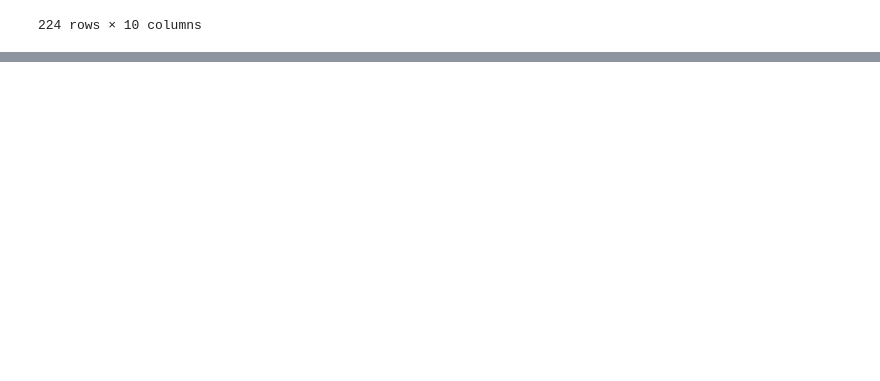
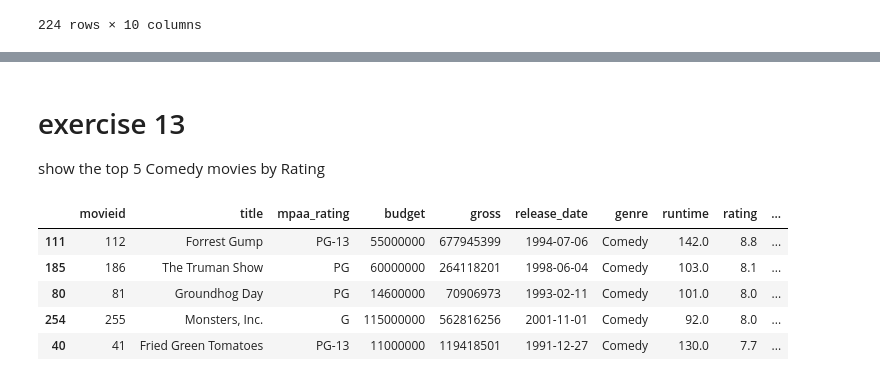
Before and after one commit to rakeshtparayil/Project1-Jupyter_Notebook_Exercises, a Jupyter notebook: pandas_exercise.ipynb, the cells around one changed output, grey strips where cells are left out. Cells and saved outputs as stored; diff of their text form; code cells hidden in the pictures; blank space fills up the shorter version.

```diff
--- a/pandas_exercise.ipynb
+++ b/pandas_exercise.ipynb
@@ -247,0 +265,17 @@ movies_updated
+# %% [markdown]
+# exercise 13
+show the top 5 Comedy movies by Rating
+# %%
+# Filter for comedy movies
+comedy_movies = movies[movies['genre'] == 'Comedy']
+
+# Get the top 10 comedy movies based on 'Rating'
+movies_top5comedy = comedy_movies.nlargest(5, "rating")
+movies_top5comedy
+# %% [output]
+|  | movieid | title | mpaa_rating | budget | gross | release_date | genre | runtime | rating | ... |
+| 111 | 112 | Forrest Gump | PG-13 | 55000000 | 677945399 | 1994-07-06 | Comedy | 142.0 | 8.8 | ... |
+| 185 | 186 | The Truman Show | PG | 60000000 | 264118201 | 1998-06-04 | Comedy | 103.0 | 8.1 | ... |
+| 80 | 81 | Groundhog Day | PG | 14600000 | 70906973 | 1993-02-11 | Comedy | 101.0 | 8.0 | ... |
+| 254 | 255 | Monsters, Inc. | G | 115000000 | 562816256 | 2001-11-01 | Comedy | 92.0 | 8.0 | ... |
+| 40 | 41 | Fried Green Tomatoes | PG-13 | 11000000 | 119418501 | 1991-12-27 | Comedy | 130.0 | 7.7 | ... |
```
Also changed, not shown: parts of 15 cells of this notebook.
